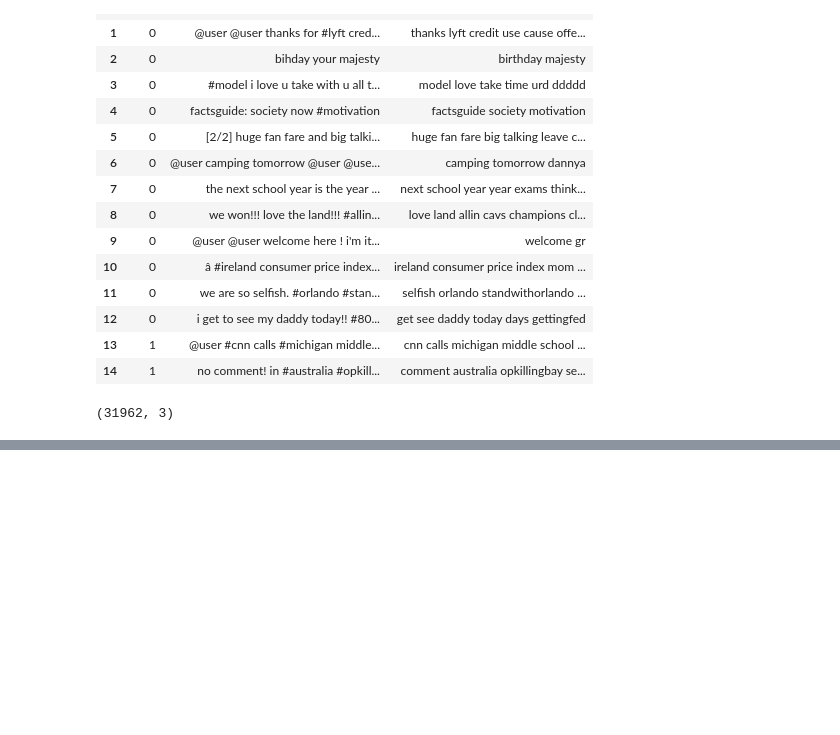
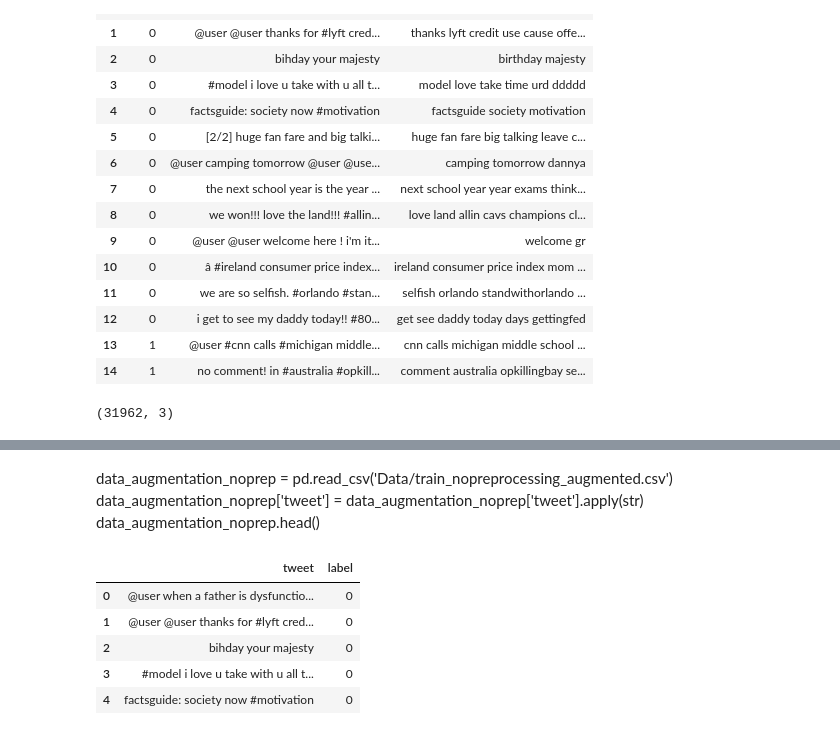
Before and after one commit to rafaelgreca/TFG, a Jupyter notebook: Codigo/Studies/CNN/cnn.ipynb, the cells around one changed output, grey strips where cells are left out. Drawn from its saved outputs; the diff is of its cells as text; code cells hidden in the pictures; blank space fills up the shorter version.

```diff
--- a/Codigo/Studies/CNN/cnn.ipynb
+++ b/Codigo/Studies/CNN/cnn.ipynb
@@ -607,0 +575,16 @@ data.shape
+# %% [markdown]
+data_augmentation_noprep = pd.read_csv('Data/train_nopreprocessing_augmented.csv')
+data_augmentation_noprep['tweet'] = data_augmentation_noprep['tweet'].apply(str)
+data_augmentation_noprep.head()
+# %%
+ros = RandomOverSampler(random_state=23, sampling_strategy='minority')
+X_resampled, y_resampled = ros.fit_resample(data[['tweet']], data['label'])
+data_augmentation_noprep = pd.concat([X_resampled, y_resampled], axis=1)
+data_augmentation_noprep.head()
+# %% [output]
+|  | tweet | label |
+| 0 | @user when a father is dysfunctio... | 0 |
+| 1 | @user @user thanks for #lyft cred... | 0 |
+| 2 | bihday your majesty | 0 |
+| 3 | #model i love u take with u all t... | 0 |
+| 4 | factsguide: society now #motivation | 0 |
```
Also changed, not shown: parts of 20 cells of this notebook, 49 other files.
